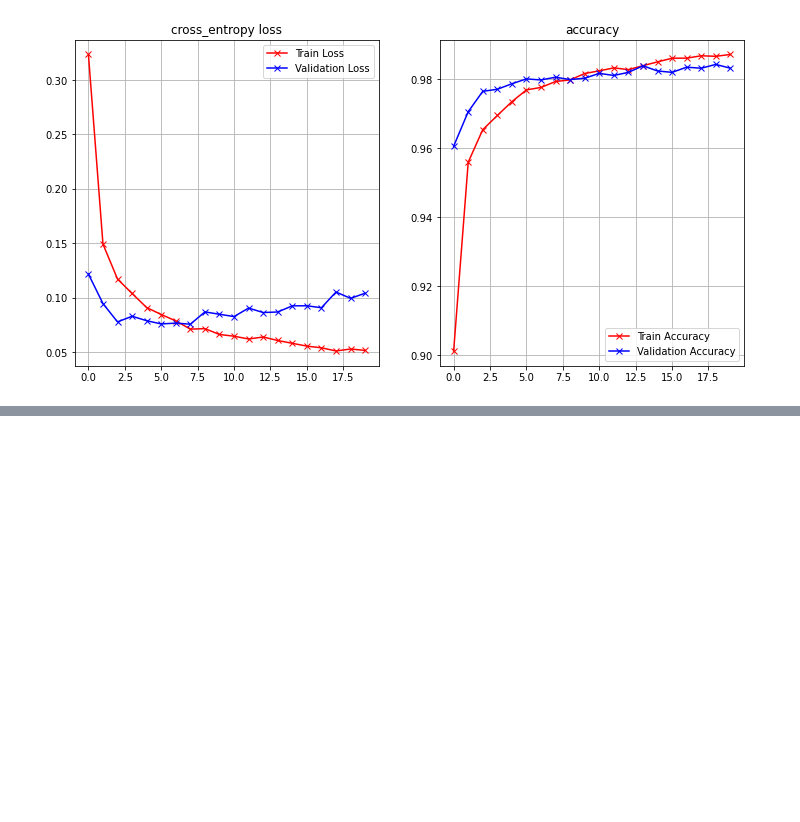
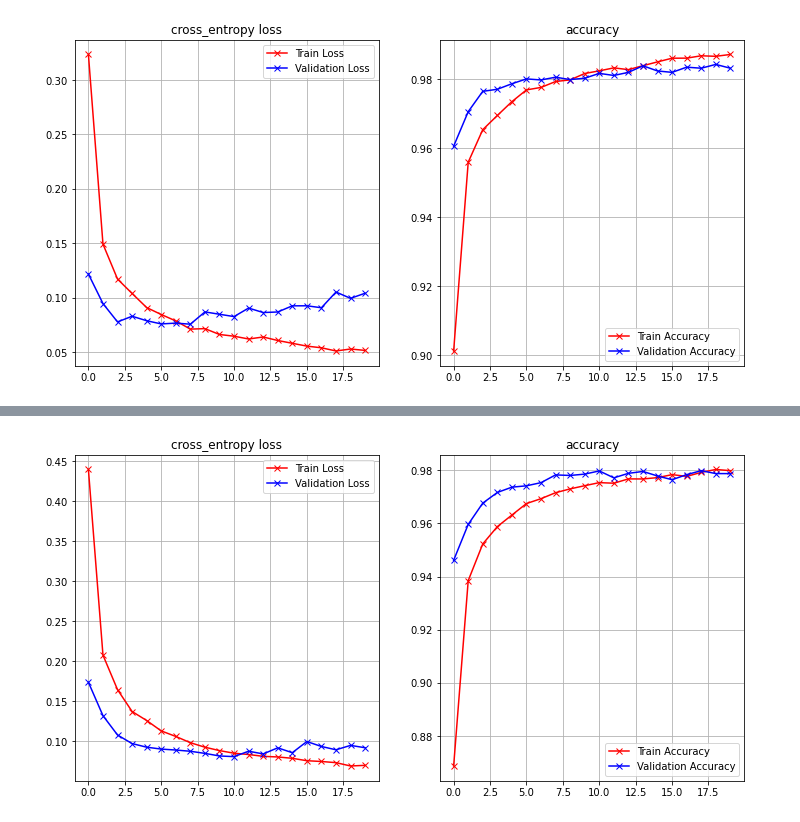
Before and after one commit to ryanRATM/cnt6150, a Jupyter notebook: hw5/05_Keras_MNIST_Question.ipynb, the cells around one changed output, grey strips where cells are left out. Cells and saved outputs as stored; diff of their text form; code cells hidden in the pictures; blank space fills up the shorter version.

```diff
--- a/hw5/05_Keras_MNIST_Question.ipynb
+++ b/hw5/05_Keras_MNIST_Question.ipynb
@@ -297,0 +301,11 @@ plot_loss_accuracy(history_2)
+# %%
+model_3 = Sequential([
+    Dense(128, activation='relu', input_shape=(784,)),
+    Dropout(.3),
+    Dense(128, activation='relu'),
+    Dropout(.3),
+    Dense(10, activation='softmax'),
+])
+
+
+model_3.summary()
@@ -297,0 +331,13 @@ plot_loss_accuracy(history_2)
+# %%
+learning_rate = .001
+model_3.compile(loss='categorical_crossentropy',
+               optimizer=RMSprop(lr=learning_rate),
+                metrics=['accuracy'])
+# %%
+batch_size = 128
+epochs = 20
+history_3 = model_3.fit(x_train, y_train,
+                       batch_size=batch_size,
+                       epochs=epochs,
+                       verbose=1,
+                       validation_data=(x_test, y_test))
@@ -297,0 +362,4 @@ plot_loss_accuracy(history_2)
+# %%
+plot_loss_accuracy(history_3)
+# %% [output]
+[figure, added]
```
Also changed, not shown: parts of 3 cells of this notebook.
